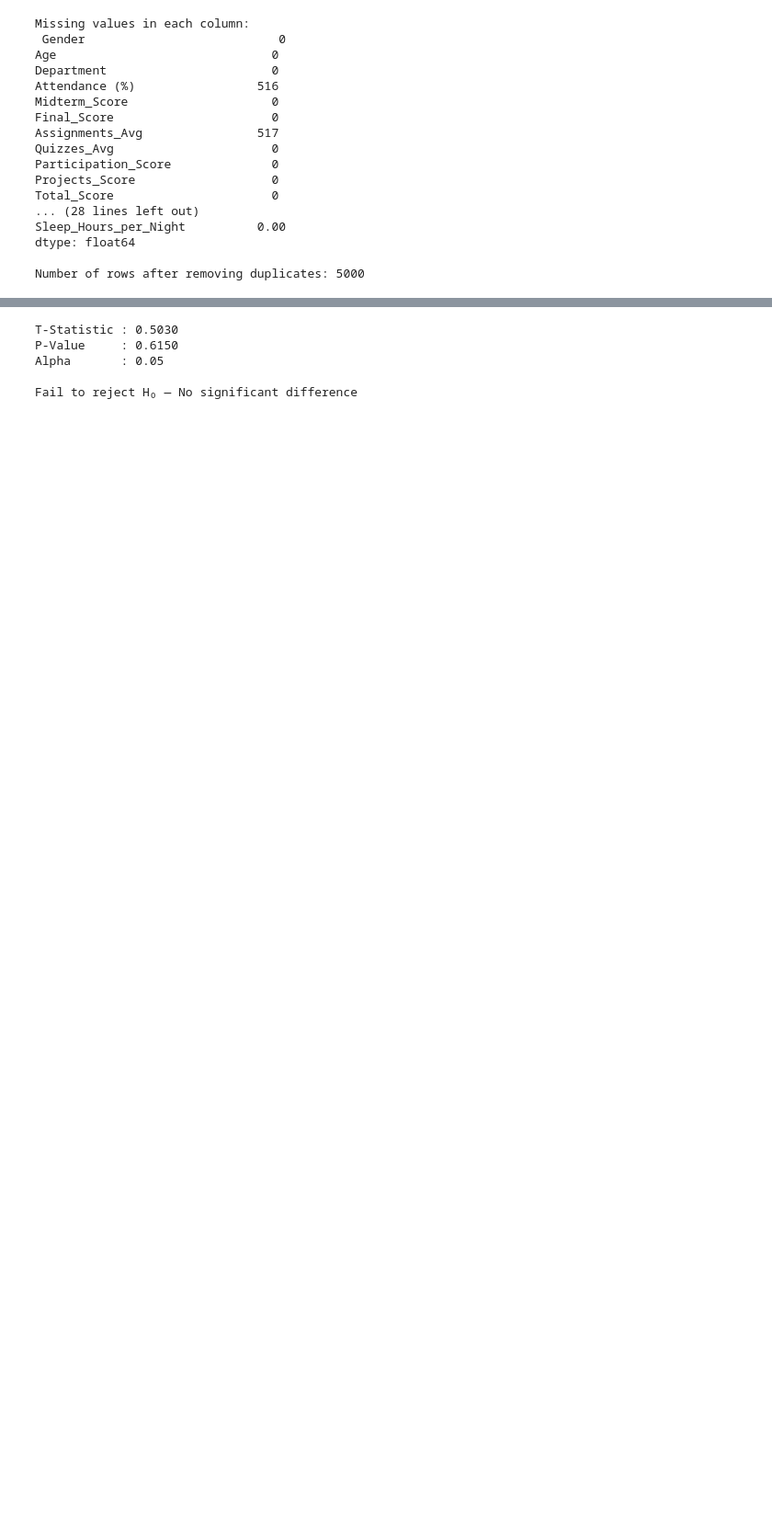
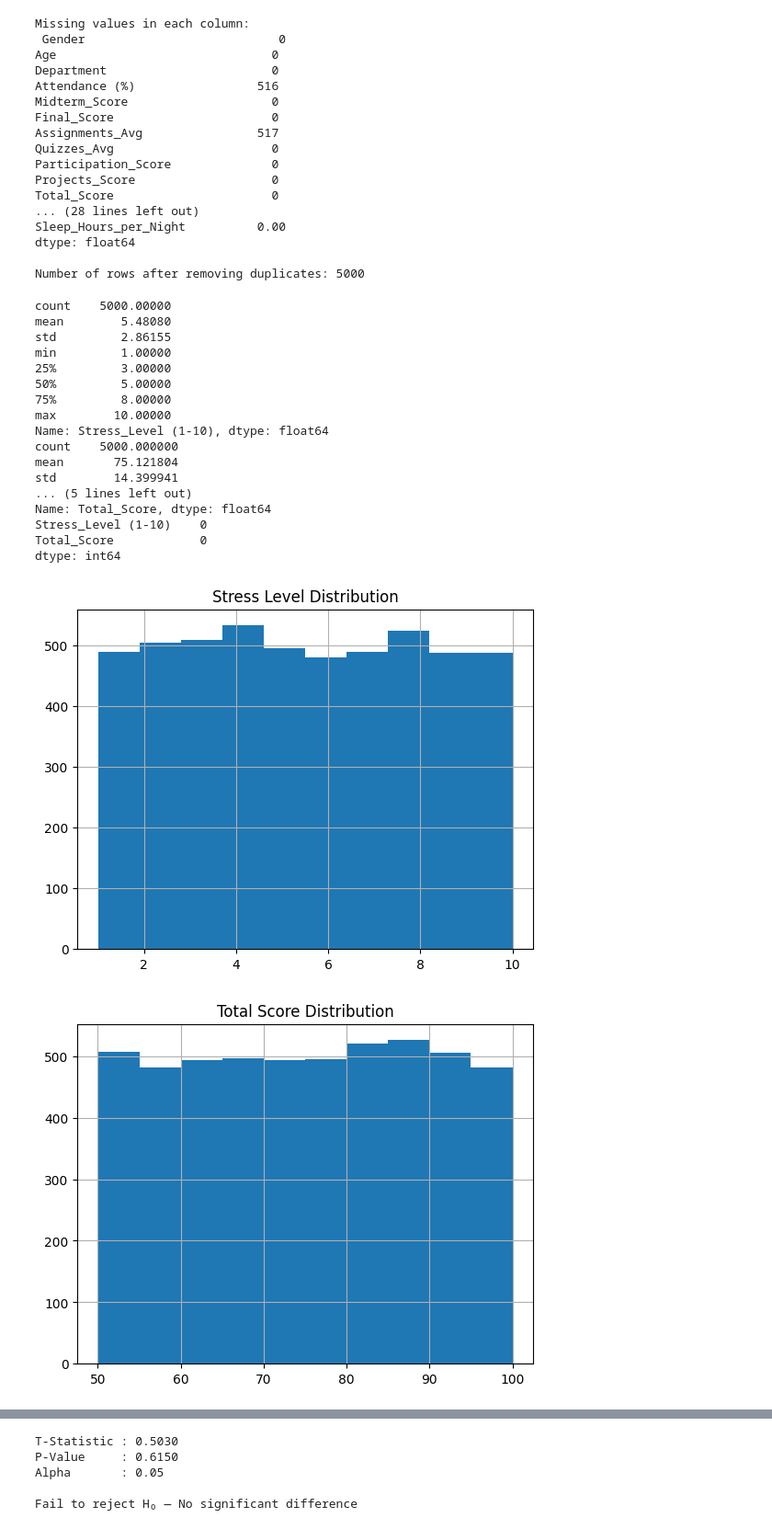
Before and after one commit to obviouslynotdim/hypothesis-grading, a Jupyter notebook: W6_Hypothesis_Testing.ipynb, the cells around one changed output, grey strips where cells are left out. Shown at 92% size. Saved outputs shown, nothing was run; the diff lists cells and outputs as text; code cells hidden in the pictures; blank space fills up the shorter version.

Commit message:
EDA for column testing

```diff
--- a/W6_Hypothesis_Testing.ipynb
+++ b/W6_Hypothesis_Testing.ipynb
@@ -117,3 +117,58 @@ df["Parent_Education_Level"] = df["Parent_Education_Level"].fillna("Unknown") #
 # %%
 # Exercise 3
 # EDA for column testing
+
+# Inspect column basic
+print(df['Stress_Level (1-10)'].describe())
+print(df['Total_Score'].describe())
+
+# Distribution analysis
+df['Stress_Level (1-10)'].hist(bins=10)
+plt.title('Stress Level Distribution')
+plt.show()
+
+df['Total_Score'].hist(bins=10)
+plt.title('Total Score Distribution')
+plt.show()
+
+# Relation between stress and performance
+plt.scatter(df['Stress_Level (1-10)'], df['Total_Score'])
+plt.xlabel('Stress Level')
+plt.ylabel('Total Score')
+plt.title('Stress vs Performance')
+plt.show()
+
+print(df[['Stress_Level (1-10)', 'Total_Score']].corr())
+
+# Group comparison
+df['Stress_Group'] = pd.cut(df['Stress_Level (1-10)'], bins=[0, 3, 6, 10], labels=['Low', 'Medium', 'High'])
+print(df.groupby('Stress_Group')['Total_Score'].mean())
+
+# Visual insight
+sns.boxplot(x='Stress_Group', y='Total_Score', data=df)
+plt.title('Total Score by Stress Group')
+plt.show()
+
+sns.heatmap(df[['Stress_Level (1-10)', 'Total_Score']].corr(), annot=True, cmap='coolwarm')
+plt.title('Correlation Heatmap')
+plt.show()
+# %% [output]
+count    5000.00000
+mean        5.48080
+std         2.86155
+min         1.00000
+25%         3.00000
+50%         5.00000
+75%         8.00000
+max        10.00000
+Name: Stress_Level (1-10), dtype: float64
+count    5000.000000
+mean       75.121804
+std        14.399941
+... (5 lines left out)
+Name: Total_Score, dtype: float64
+Stress_Level (1-10)    0
+Total_Score            0
+dtype: int64
+[figure, added]
+[figure, added]
```
Also changed, not shown: parts of 1 cell of this notebook.
